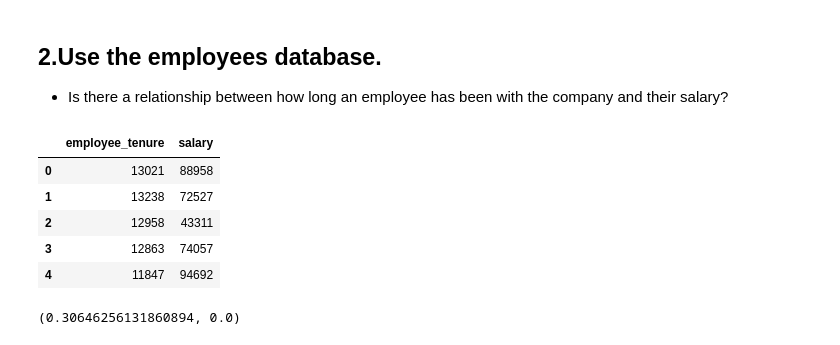
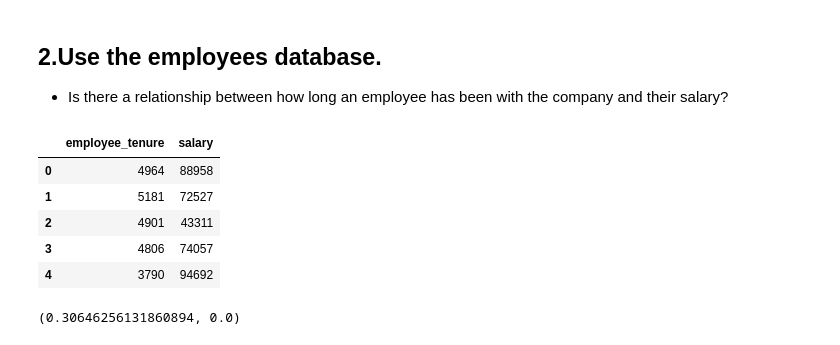
Before and after one commit to kristofer-rivera/statistics-exercises, a Jupyter notebook: hypothesis_testing.ipynb, the cells around one changed output. Saved outputs shown, nothing was run; the diff lists cells and outputs as text; code cells hidden in the pictures.

```diff
--- a/hypothesis_testing.ipynb
+++ b/hypothesis_testing.ipynb
@@ -554,26 +554,26 @@ We reject the null hypothesis that there is no linear correlation. There is a co
 - Is there a relationship between how long an employee has been with the company and their salary?
 # %%
 from env import host, password, username, get_db_url
-# %%
-# Create the dataframe with employee tenure and salaries
-url = get_db_url('employees')
-query = """
-SELECT datediff(curdate(), hire_date) AS employee_tenure, salary
-FROM employees
-JOIN salaries
-USING(emp_no)
-WHERE to_date > curdate();
-"""
-
-salary_and_tenure = pd.read_sql(query, url)
-salary_and_tenure.head()
-# %% [output]
-|  | employee_tenure | salary |
-| 0 | 13021 | 88958 |
-| 1 | 13238 | 72527 |
-| 2 | 12958 | 43311 |
-| 3 | 12863 | 74057 |
-| 4 | 11847 | 94692 |
+# %%
+# Create the dataframe with employee tenure and salaries
+url = get_db_url('employees')
+query = """
+SELECT datediff((SELECT MAX(hire_date) FROM employees), e.hire_date) AS employee_tenure, salary
+FROM employees AS e
+JOIN salaries
+USING(emp_no)
+WHERE to_date > curdate();
+"""
+
+salary_and_tenure = pd.read_sql(query, url)
+salary_and_tenure.head()
+# %% [output]
+|  | employee_tenure | salary |
+| 0 | 4964 | 88958 |
+| 1 | 5181 | 72527 |
+| 2 | 4901 | 43311 |
+| 3 | 4806 | 74057 |
+| 4 | 3790 | 94692 |
 # %%
 # Calculating Pearson's Correlation Coefficient - Employee Tenure vs. Salary
 
```
Also changed, not shown: parts of 4 cells of this notebook.
